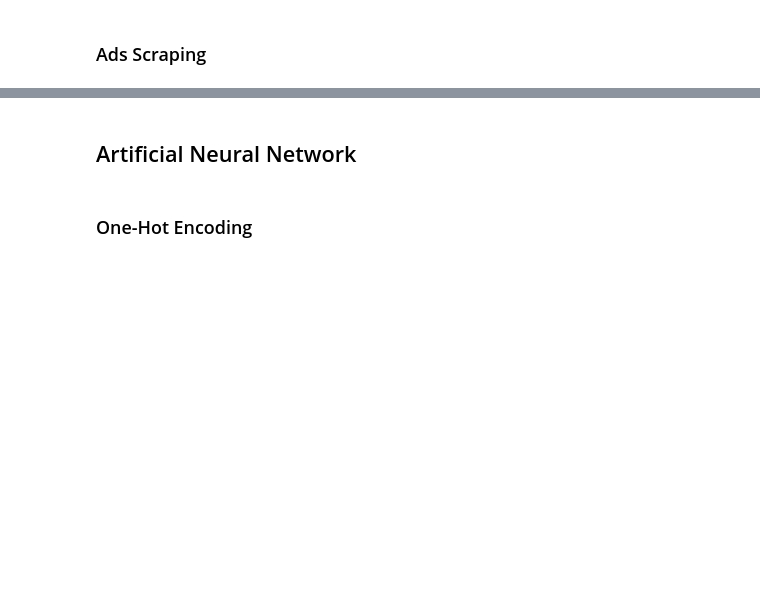
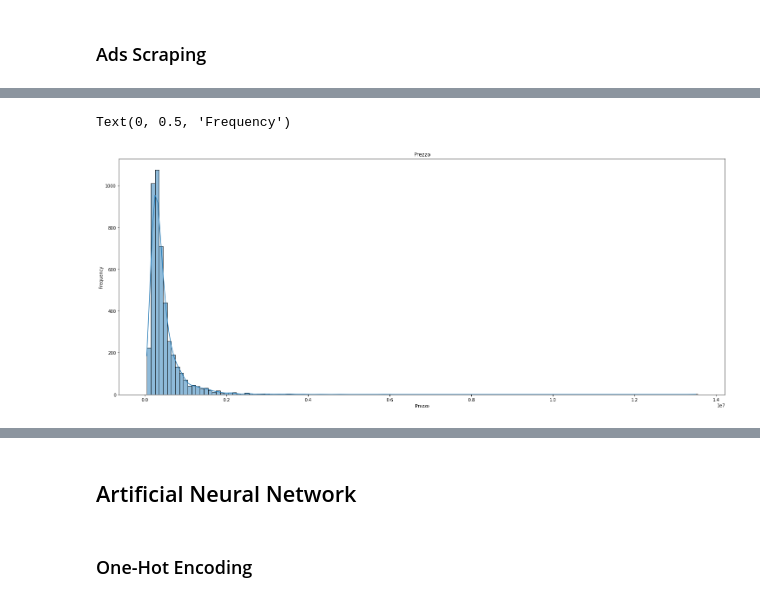
Before and after one commit to andreabazerla/real-estate, a Jupyter notebook: Housing_Price_Prediction_in_Milan_(Italy)_through_Deep_Learning_via_immobiliare_it.ipynb, the cells around one changed output, grey strips where cells are left out. Saved outputs shown, nothing was run; the diff lists cells and outputs as text; code cells hidden in the pictures; blank space fills up the shorter version.

```diff
--- a/Housing_Price_Prediction_in_Milan_(Italy)_through_Deep_Learning_via_immobiliare_it.ipynb
+++ b/Housing_Price_Prediction_in_Milan_(Italy)_through_Deep_Learning_via_immobiliare_it.ipynb
@@ -1008,13 +1192,16 @@ list(df_ads_clean.columns)
 # %%
+# Histogram of prices
+
 fig_dims = (25, 10)
 fig, ax = plt.subplots(figsize=fig_dims)
 
-#plt.xlim(0, 5000000)
-
-sb.histplot(df_ads_clean['prezzo'], ax=ax, binwidth=100000, kde=True)
+sb.histplot(df_eda['prezzo'], ax=ax, binwidth=100000, kde=True)
 
 plt.title('Prezzo')
 
 plt.xlabel('Prezzo')
 plt.ylabel('Frequency')
+# %% [output]
+Text(0, 0.5, 'Frequency')
+[figure, added]
 # %%
```
Also changed, not shown: parts of 182 cells of this notebook.
